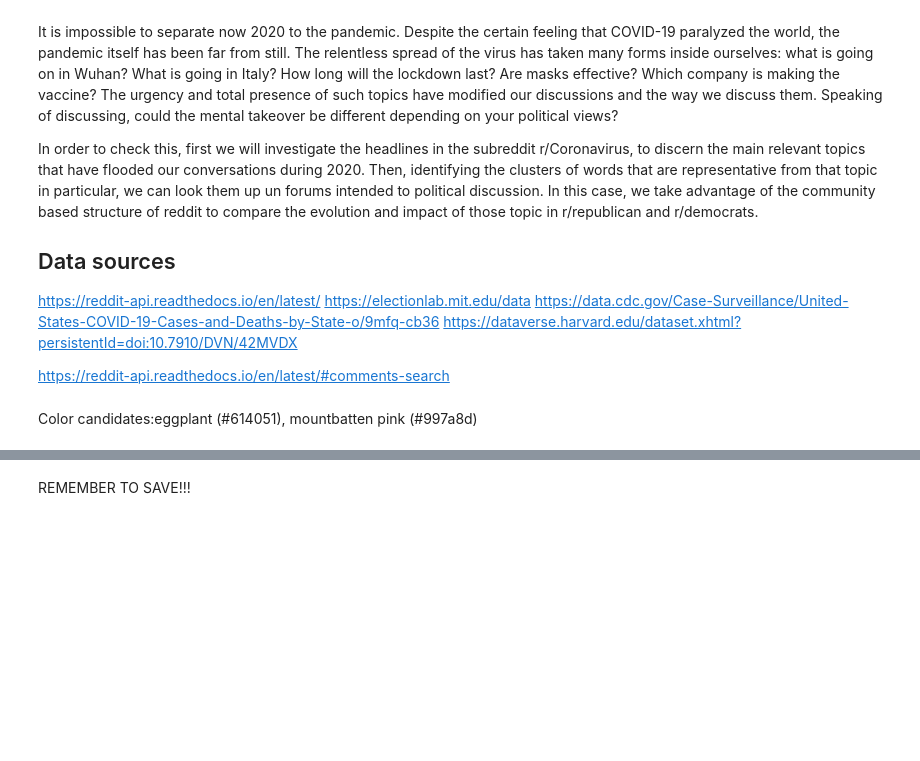
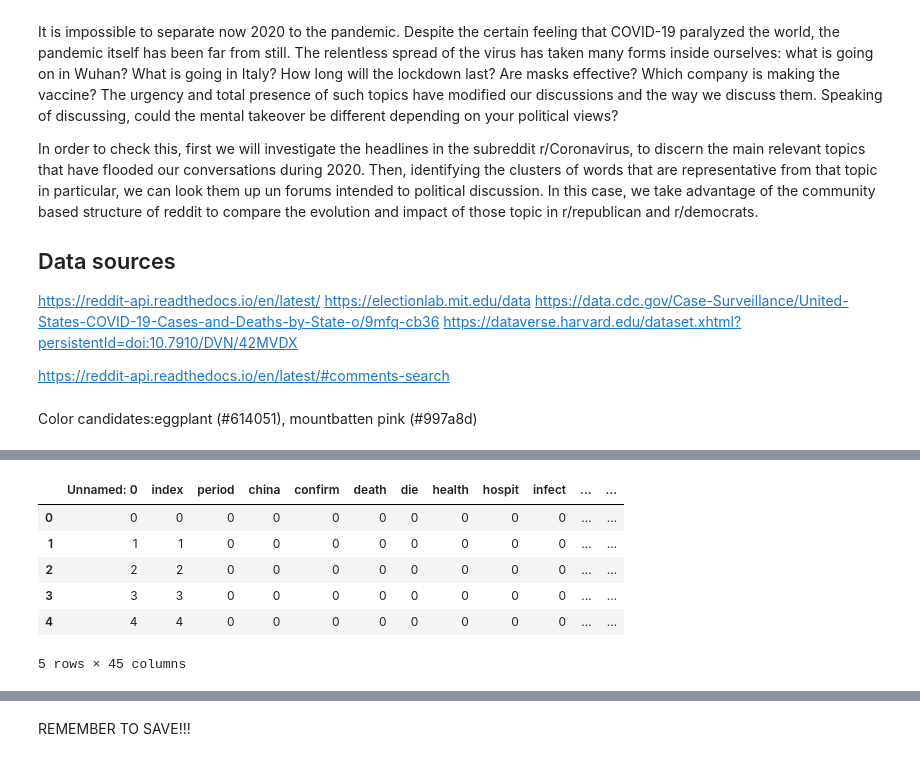
Before and after one commit to jpalm3r/COVIDvsPOLITICS, a Jupyter notebook: Story.ipynb, the cells around one changed output, grey strips where cells are left out. Saved outputs shown, nothing was run; the diff lists cells and outputs as text; code cells hidden in the pictures; blank space fills up the shorter version.

```diff
--- a/Story.ipynb
+++ b/Story.ipynb
@@ -70,5 +74,9 @@ from scipy.interpolate import interp1d
 # %%
-data_folder = '/home/jpre/Documents/DTU/COVIDpolitics2021/COVIDvsPOLITICS/data/posts/submissions/coronavirus/'
+parent_folder = '/home/jpre/Documents/DTU/COVIDpolitics2021/COVIDvsPOLITICS/'
+
+data_folder = parent_folder + 'data/posts/submissions/coronavirus/'
+img_folder = parent_folder + 'images/web/'
+bckp_folder = parent_folder + 'data/backup/'
 
 metadf1_column_titles = ['created_utc',
           'author',
@@ -150,27 +164,45 @@ output_notebook()
 # %% [output]
 Loading BokehJS ...
 [interactive output not drawn]
-# %%
-def CountWord(title, word):
-
-    from collections import Counter
-
-    tokens = tokenizer(title)
-
-    c = Counter(tokens)
-
-    if word in c.keys():
-        return c[word]
-    else:
-        return 0
 # %%
-from localreg import *
+if True == False:
+    for w_i in controversy_topics:
+        dc19[w_i] = dc19.title.apply(lambda x: CountWord(x, w_i))
 
-controversy_topics = token_names
+    datest = dc19[['period'] + controversy_topics].groupby('period').agg(np.sum)
+    datest = datest.join(dc19[['period','TimeStamp']].groupby('period').agg(min), how= 'outer')
+    datest['date'] = datest.TimeStamp.dt.strftime('%d-%b-%y')
+    datest = datest.reset_index()
 
-for w_i in controversy_topics:
-    dc19[w_i] = dc19.title.apply(lambda x: CountWord(x, w_i))
+    for w in controversy_topics:
+        name_sm = '_'.join([w,'ks'])
+        x = datest.index.to_numpy()
+        y = datest[w].to_numpy()
+        datest[name_sm] = localreg(x, y, x0 = x, kernel=rbf.epanechnikov, width=14, frac=None)
 
-datest = dc19[['period'] + controversy_topics].groupby('period').agg(np.sum)
-datest = datest.join(dc19[['period','TimeStamp']].groupby('period').agg(min), how= 'outer')
-datest['date'] = datest.TimeStamp.dt.strftime('%d-%b-%y')
+    ###
+    datest0 = datest
+    ###
+
+    # The subreddit of Covid starts around day 23 of January, so we add 0s in front
+    ndays0 = 23
+    IniYear = {}
+    for col in datest.columns:
+        IniYear[col] = [0 for _ in range(ndays0)]
+
+    dfiniyear = pd.DataFrame.from_dict(IniYear,orient='index').transpose()
+    datest = pd.concat([dfiniyear, datest])
+    datest = datest.reset_index()
+
+    datest.to_csv(bckp_folder + 'datest.csv', header = True)
+
+datest = pd.read_csv(bckp_folder + 'datest.csv')
+datest.head()
+# %% [output]
+|  | Unnamed: 0 | index | period | china | confirm | death | die | health | hospit | infect | ... | ... |
+| 0 | 0 | 0 | 0 | 0 | 0 | 0 | 0 | 0 | 0 | 0 | ... | ... |
+| 1 | 1 | 1 | 0 | 0 | 0 | 0 | 0 | 0 | 0 | 0 | ... | ... |
+| 2 | 2 | 2 | 0 | 0 | 0 | 0 | 0 | 0 | 0 | 0 | ... | ... |
+| 3 | 3 | 3 | 0 | 0 | 0 | 0 | 0 | 0 | 0 | 0 | ... | ... |
+| 4 | 4 | 4 | 0 | 0 | 0 | 0 | 0 | 0 | 0 | 0 | ... | ... |
+5 rows × 45 columns
```
Also changed, not shown: parts of 47 cells of this notebook, 28 other files.
